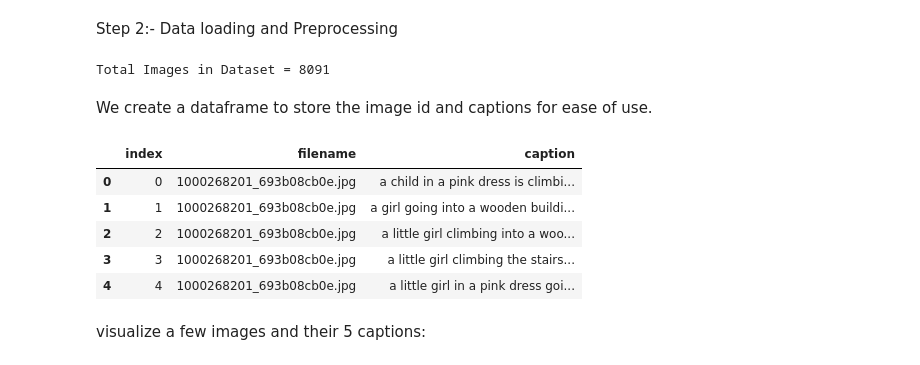
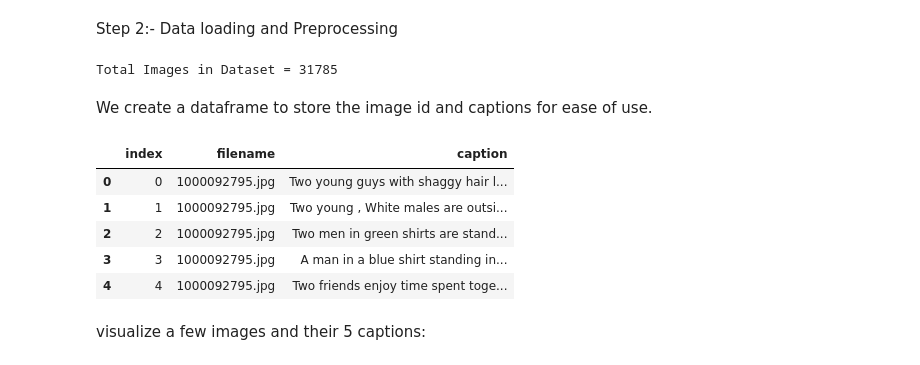
Before and after one commit to musowir/ImageCaptioning, a Jupyter notebook: img-captions.ipynb, the cells around one changed output. Saved outputs shown, nothing was run; the diff lists cells and outputs as text; code cells hidden in the pictures.

```diff
--- a/img-captions.ipynb
+++ b/img-captions.ipynb
@@ -45,8 +45,8 @@ from sklearn.utils import shuffle
 Step 2:- Data loading and Preprocessing
 # %%
 
-image_path = "/kaggle/input/flicker8k/Flickr8k_Dataset/Flicker8k_Dataset"
-dir_Flickr_text = "/kaggle/input/flicker8k/Flickr8k_text/Flickr8k.token.txt"
+image_path = "/kaggle/input/flickr-image-dataset/flickr30k_images/flickr30k_images"
+dir_Flickr_text = "/kaggle/input/flickr-image-dataset/flickr30k_images/results.csv"
 #features_path = '/kaggle/input/features/features'
 features_path = '/kaggle/working/VGG19'
 if not os.path.exists(features_path):
@@ -55,35 +55,37 @@ jpgs = os.listdir(image_path)
 
 print("Total Images in Dataset = {}".format(len(jpgs)))
 # %% [output]
-Total Images in Dataset = 8091
+Total Images in Dataset = 31785
 # %% [markdown]
 We create a dataframe to store the image id and captions for ease of use.
 # %%
-file = open(dir_Flickr_text,'r')
-text = file.read()
-file.close()
+# file = open(dir_Flickr_text,'r')
+# text = file.read()
+# file.close()
 
-datatxt = []
-for line in text.split('\n'):
-   col = line.split('\t')
-   if len(col) == 1:
-       continue
-   w = col[0].split("#")
-   datatxt.append(w + [col[1].lower()])
+# datatxt = []
+# for line in text.split('\n'):
+#    col = line.split('\t')
+#    if len(col) == 1:
+#        continue
+#    w = col[0].split("#")
+#    datatxt.append(w + [col[1].lower()])
 
-data = pd.DataFrame(datatxt,columns=["filename","index","caption"])
+data = pd.read_csv(dir_Flickr_text, delimiter="|")
+#data = pd.DataFrame(datatxt,columns=["filename","index","caption"])
+data.columns = ["filename","index","caption"]
 data = data.reindex(columns =['index','filename','caption'])
-data = data[data.filename != '2258277193_586949ec62.jpg.1']
+data.dropna(inplace=True)
 uni_filenames = np.unique(data.filename.values)
 
 data.head()
 # %% [output]
 |  | index | filename | caption |
-| 0 | 0 | 1000268201_693b08cb0e.jpg | a child in a pink dress is climbi... |
-| 1 | 1 | 1000268201_693b08cb0e.jpg | a girl going into a wooden buildi... |
-| 2 | 2 | 1000268201_693b08cb0e.jpg | a little girl climbing into a woo... |
-| 3 | 3 | 1000268201_693b08cb0e.jpg | a little girl climbing the stairs... |
-| 4 | 4 | 1000268201_693b08cb0e.jpg | a little girl in a pink dress goi... |
+| 0 | 0 | 1000092795.jpg | Two young guys with shaggy hair l... |
+| 1 | 1 | 1000092795.jpg | Two young , White males are outsi... |
+| 2 | 2 | 1000092795.jpg | Two men in green shirts are stand... |
+| 3 | 3 | 1000092795.jpg | A man in a blue shirt standing in... |
+| 4 | 4 | 1000092795.jpg | Two friends enjoy time spent toge... |
 # %% [markdown]
 visualize a few images and their 5 captions:
 # %%
```
Also changed, not shown: parts of 15 cells of this notebook.
